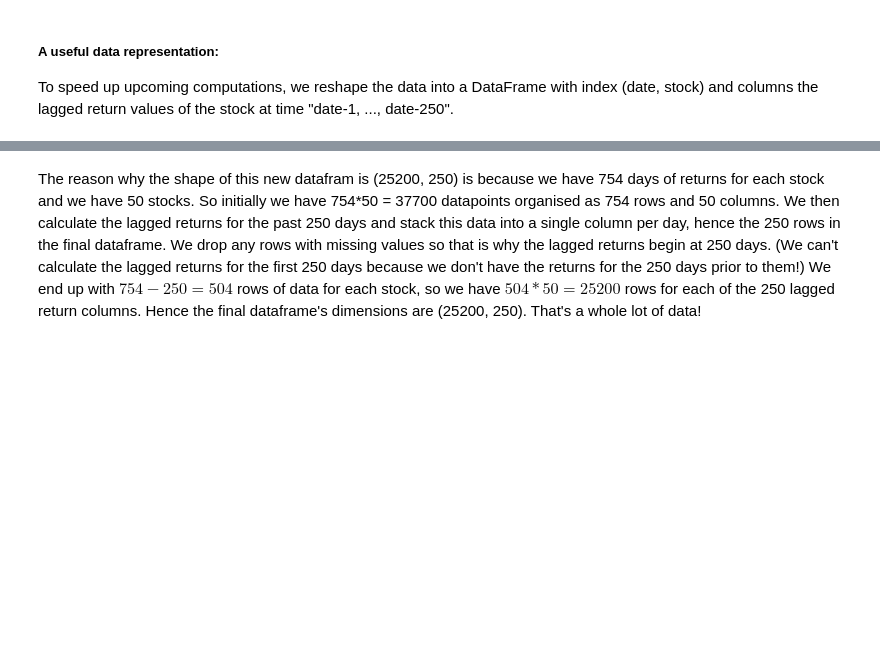
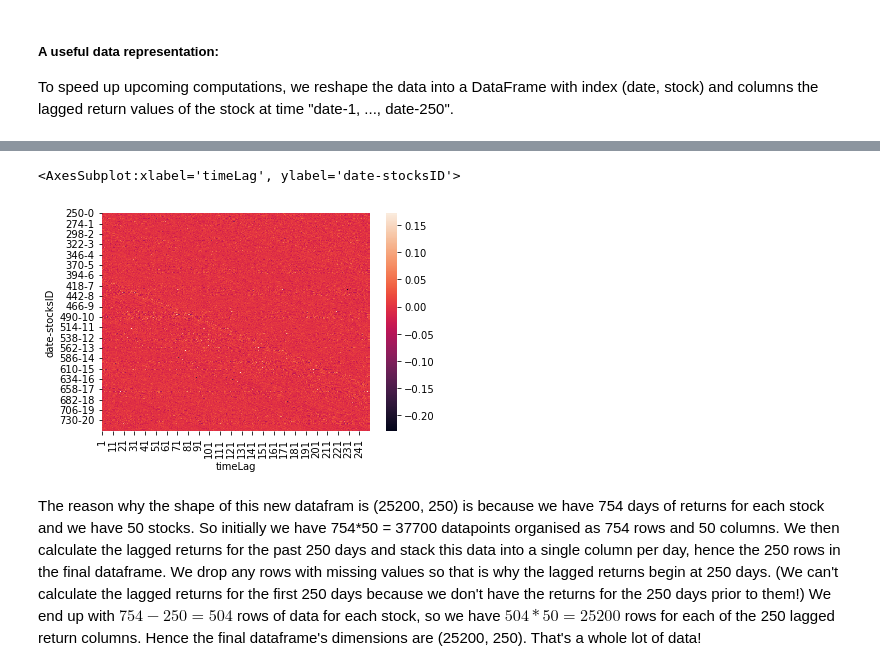
Before and after one commit to BenSnow6/Quant-challenge, a Jupyter notebook: ENS_QRT22_V1/ENS_QRT22_V1.ipynb, the cells around one changed output, grey strips where cells are left out. Drawn from its saved outputs; the diff is of its cells as text; code cells hidden in the pictures; blank space fills up the shorter version.

```diff
--- a/ENS_QRT22_V1/ENS_QRT22_V1.ipynb
+++ b/ENS_QRT22_V1/ENS_QRT22_V1.ipynb
@@ -67,2 +48,7 @@ X_train_reshape[20][700]
+# %%
+sns.heatmap(X_train_reshape)
+# %% [output]
+<AxesSubplot:xlabel='timeLag', ylabel='date-stocksID'>
+[figure, added]
 # %% [markdown]
 The reason why the shape of this new datafram is (25200, 250) is because we have 754 days of returns for each stock and we have 50 stocks. So initially we have 754*50 = 37700 datapoints organised as 754 rows and 50 columns. We then calculate the lagged returns for the past 250 days and stack this data into a single column per day, hence the 250 rows in the final dataframe. We drop any rows with missing values so that is why the lagged returns begin at 250 days. (We can't calculate the lagged returns for the first 250 days because we don't have the returns for the 250 days prior to them!) We end up with $754-250 = 504$ rows of data for each stock, so we have $504*50 = 25200$ rows for each of the 250 lagged return columns. Hence the final dataframe's dimensions are (25200, 250). That's a whole lot of data!
```
Also changed, not shown: parts of 24 cells of this notebook.
